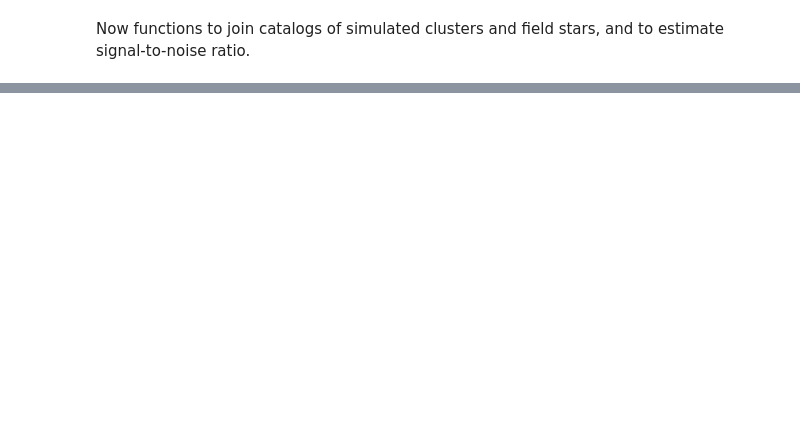
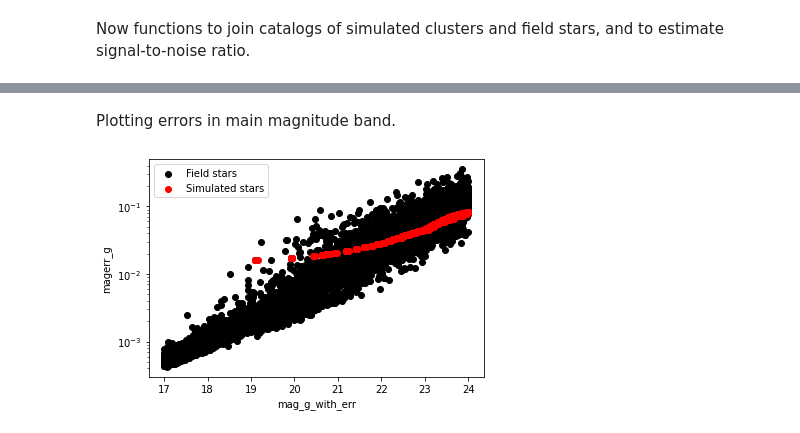
Before and after one commit to linea-it/ga_sim, a Jupyter notebook: ga_sim.ipynb, the cells around one changed output, grey strips where cells are left out. Saved outputs shown, nothing was run; the diff lists cells and outputs as text; code cells hidden in the pictures; blank space fills up the shorter version.

```diff
--- a/ga_sim.ipynb
+++ b/ga_sim.ipynb
@@ -221,3 +105,8 @@ plt.show()
+# %%
+RA, DEC, MAG_G, MAGERR_G, MAG_R, MAGERR_R = read_cat(
+    param['vac_ga'], param['ra_min'], param['ra_max'], param['dec_min'], param['dec_max'],
+    param['mmin'], param['mmax'], param['cmin'], param['cmax'],
+    "DES_Y6_Gold_v1_derred.fits", 1.19863, 0.83734, ngp, sgp, param['results_path'])
 # %% [markdown]
 The cells below reads the position, calculates the extinction using the previous function and <br>
 correct the aparent magnitude (top of the Galaxy), filter the stars for magnitude and color ranges, <br>
@@ -1268,0 +313,9 @@ def RemoveCloseStars(name_cat, output_cat, PSF_factor):
+# %%
+# Plots to analyze the simulated clusters.
+ftp_fits = Path("data", "ftp_4096_nest.fits")
+
+# Diretório onde estão os arquivo _clus.dat
+clus_path = Path("results")
+output_plots = Path("results/plots")
+plots_ang_size(star_clusters_simulated, clus_path,
+               param['mmin'], param['mmax'], param['cmin'], param['cmax'], output_plots)
@@ -1268,0 +331,7 @@ def RemoveCloseStars(name_cat, output_cat, PSF_factor):
+# %% [markdown]
+Plotting errors in main magnitude band.
+# %%
+# Plots to analyze the simulated clusters.
+plot_err(mockcat, output_plots)
+# %% [output]
+[figure, added]
```
Also changed, not shown: parts of 56 cells of this notebook, 3 other files.
